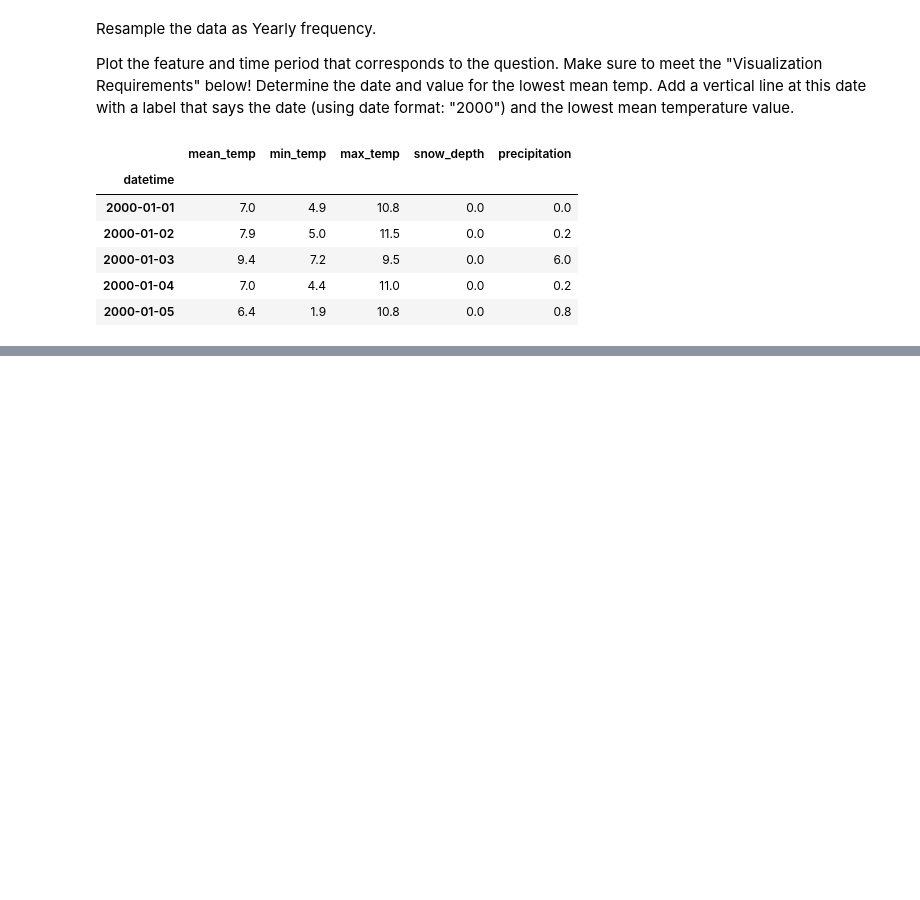
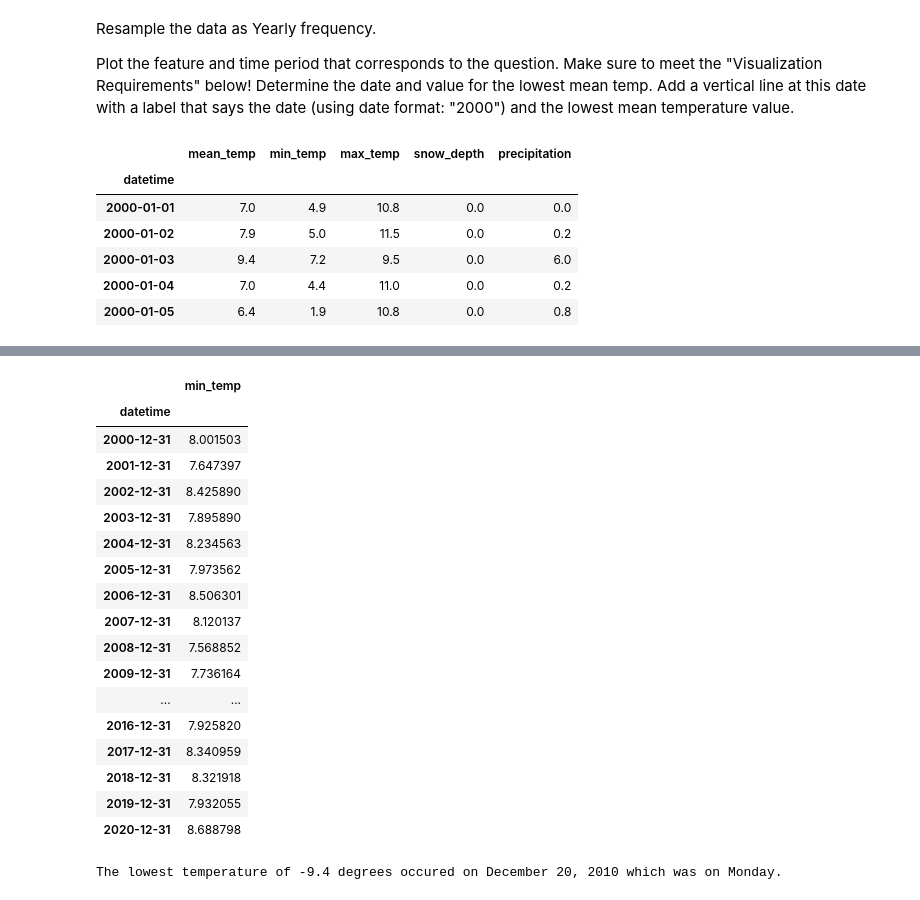
Before and after one commit to elleniayele/preparing-time-series, a Jupyter notebook: Untitled (4).ipynb, the cells around one changed output, grey strips where cells are left out. Saved outputs shown, nothing was run; the diff lists cells and outputs as text; code cells hidden in the pictures; blank space fills up the shorter version.

```diff
--- a/Untitled (4).ipynb
+++ b/Untitled (4).ipynb
@@ -449,2 +375,32 @@ the coolest temperature is -9.4
+# %%
+min_temp=['min_temp']
+plot_dftemp = ts_max.loc['2000':'2020',min_temp]
+plot_dftemp
+# %% [output]
+|  | min_temp |
+| datetime |  |
+| 2000-12-31 | 8.001503 |
+| 2001-12-31 | 7.647397 |
+| 2002-12-31 | 8.425890 |
+| 2003-12-31 | 7.895890 |
+| 2004-12-31 | 8.234563 |
+| 2005-12-31 | 7.973562 |
+| 2006-12-31 | 8.506301 |
+| 2007-12-31 | 8.120137 |
+| 2008-12-31 | 7.568852 |
+| 2009-12-31 | 7.736164 |
+| ... | ... |
+| 2016-12-31 | 7.925820 |
+| 2017-12-31 | 8.340959 |
+| 2018-12-31 | 8.321918 |
+| 2019-12-31 | 7.932055 |
+| 2020-12-31 | 8.688798 |
+# %%
+date_min_temp = ts['min_temp'].idxmin()
+min_temp = ts['min_temp'].min()
+
+print(f"The lowest temperature of {min_temp} degrees occured on {date_min_temp.strftime('%B %d, %Y')} which was on {date_min_temp.day_name()}.")
+# %% [output]
+The lowest temperature of -9.4 degrees occured on December 20, 2010 which was on Monday.
 # %%
 #  plot the time series with pandas
```
Also changed, not shown: parts of 41 cells of this notebook.
